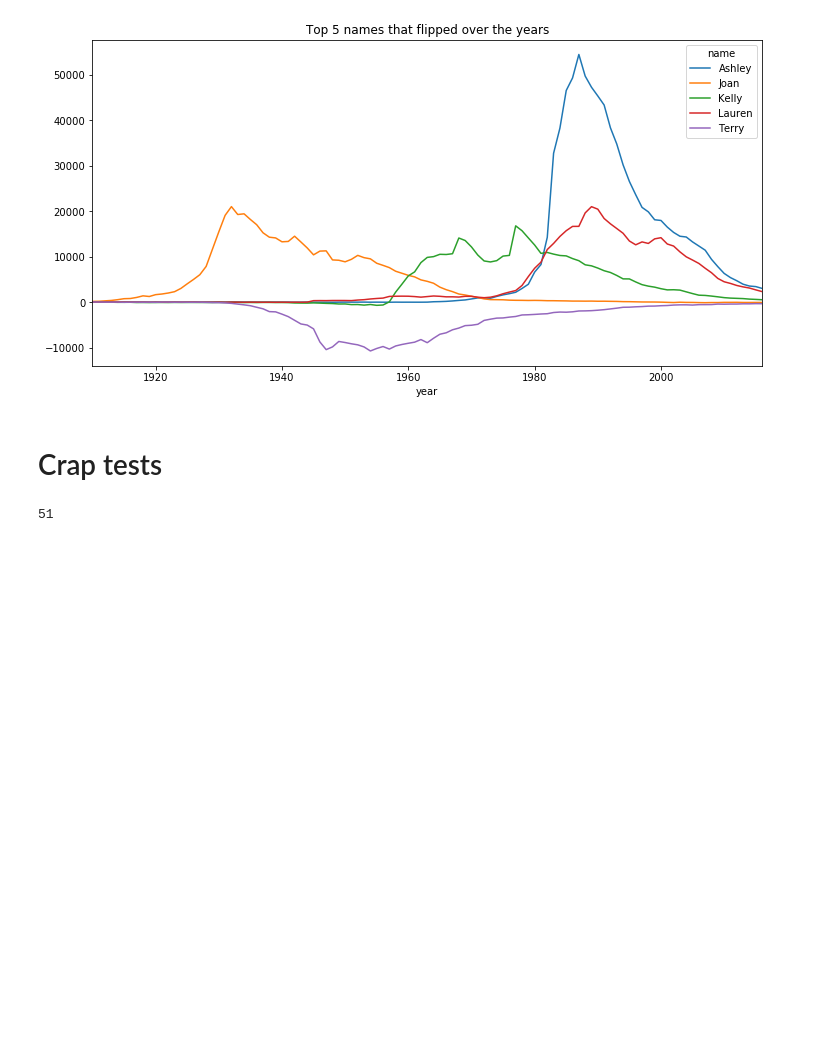
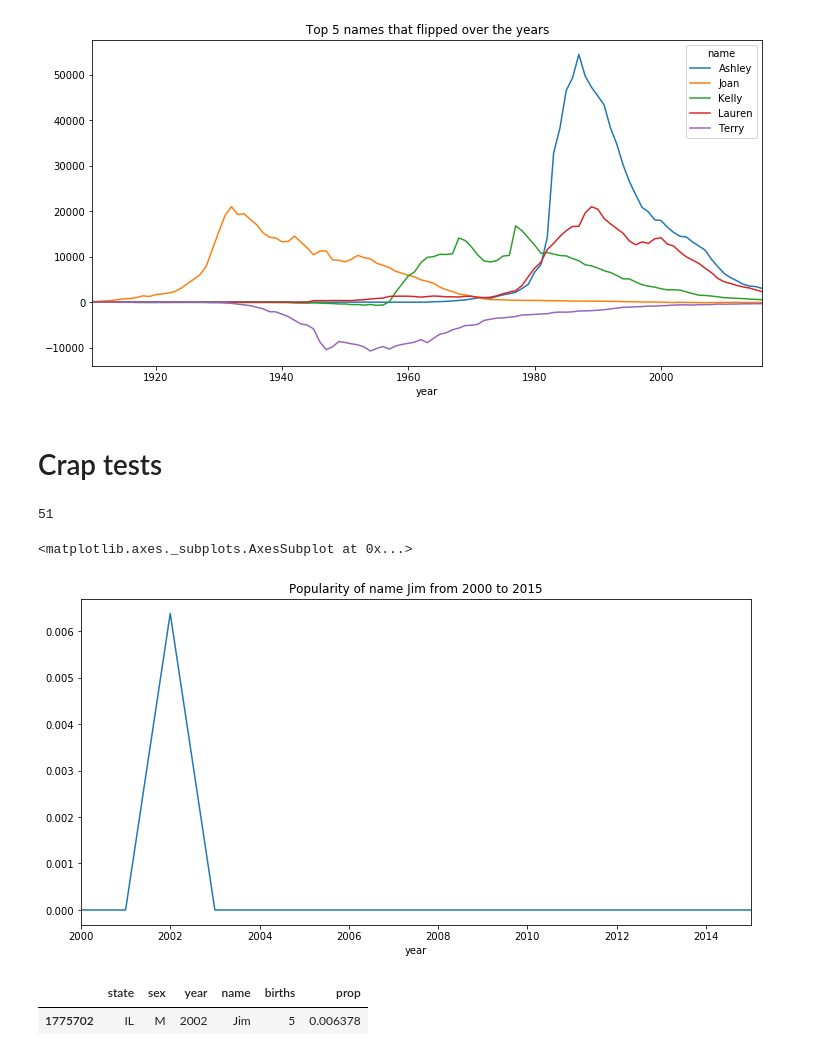
Before and after one commit to lucacolombomsia/BabyNames, a Jupyter notebook: Baby names.ipynb, the cells around one changed output. Saved outputs shown, nothing was run; the diff lists cells and outputs as text; code cells hidden in the pictures; blank space fills up the shorter version.

```diff
--- a/Baby names.ipynb
+++ b/Baby names.ipynb
@@ -300,13 +303,38 @@ for i in range(len(states_list)):
     for x in range(5):
         top5df.iloc[i,x*2+1] = df.iloc[x,3]
         top5df.iloc[i,x*2+2] = df.iloc[x,4]
+# %%
+### TEST
+
+name='Jim'
+yearRange=(2000,2015)
+state='IL'
+sex='M'
+
+idx = pd.DataFrame({"year" : [yearRange[0] + i for i in range(yearRange[1]-yearRange[0]+1)]})
+
+def add_prop(group):
+    group['prop'] = 100.0*group.births / group.births.sum()
+    return group
+
+df = names[names["state"] == state].groupby(['year','sex']).apply(add_prop)
+df = df[(df["year"]>=yearRange[0]) & (df["year"]<=yearRange[1])
+        & (df["sex"] == sex) & (df["name"] == name)][["prop", "year"]]
+
+idx = idx.merge(df, how="left", on="year").fillna(0)
+
+t = "Popularity of name {} from {} to {}".format(name, yearRange[0], yearRange[1])
+idx.set_index("year")["prop"].plot(title=t,figsize=(12,6))
+# %% [output]
+<matplotlib.axes._subplots.AxesSubplot at 0x...>
+[figure, added]
 # %%
 #PLOT POPULARITY OVER TIME
 
-name='Andrea'
-yearRange=(1990,2000)
+name='James'
+yearRange=(2000,2015)
 state='IL'
-sex='F'
+sex='M'
 
 def add_prop(group):
     group['prop'] = 100.0*group.births / group.births.sum()
@@ -317,7 +345,11 @@ df = df[(df["year"]>=yearRange[0]) & (df["year"]<=yearRange[1])
         & (df["sex"] == sex) & (df["name"] == name)]
 
 t = "Popularity of name {} from {} to {}".format(name, yearRange[0], yearRange[1])
+df
 #df.set_index("year")["prop"].plot(title=t,figsize=(12,6))
+# %% [output]
+|  | state | sex | year | name | births | prop |
+| 1775702 | IL | M | 2002 | Jim | 5 | 0.006378 |
 # %%
 #FLIPPING NAMES
 n = 10
```
Also changed, not shown: parts of 4 cells of this notebook.
